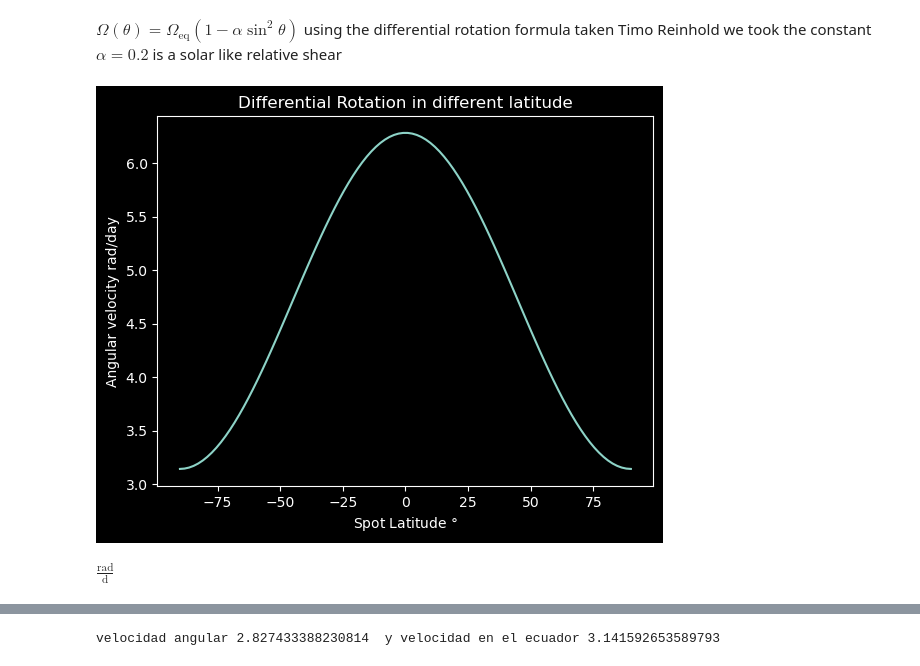
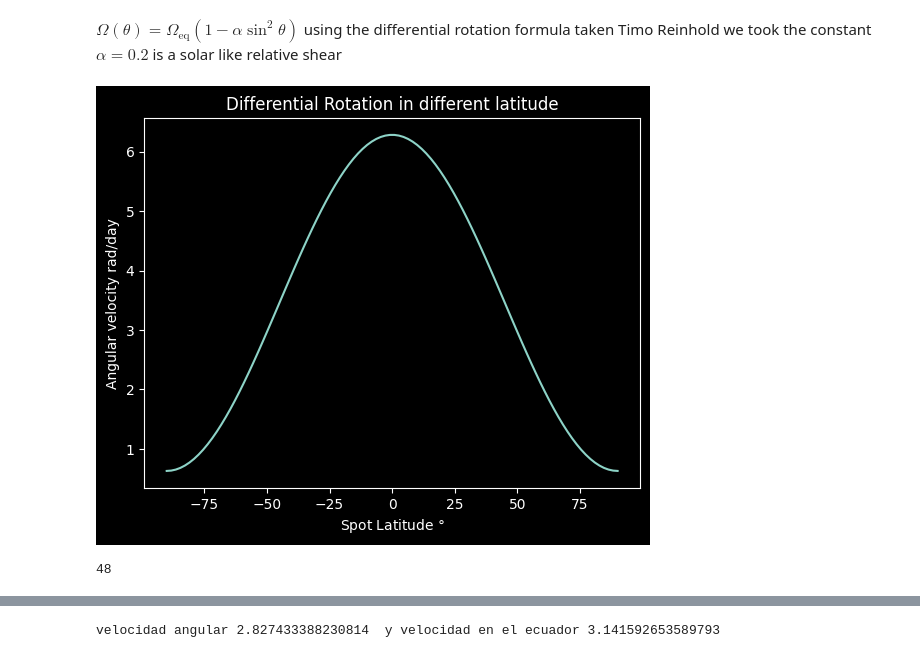
Before and after one commit to Ruben94astro/Tesis, a Jupyter notebook: Function_mod_original.ipynb, the cells around one changed output, grey strips where cells are left out. Drawn from its saved outputs; the diff is of its cells as text; code cells hidden in the pictures.

```diff
--- a/Function_mod_original.ipynb
+++ b/Function_mod_original.ipynb
@@ -16,7 +16,7 @@ import astropy.units as u
 r = 1* u.R_sun
 res = 60
 constant = 0.8  # limb darkening coefficient
-rotation_period = 2* u.day
+rotation_period = 1* u.day
 
 #creating angles
 theta = np.linspace(0, 2*np.pi, res)
@@ -34,11 +34,11 @@ gray_texture = np.ones((res, res))  # intensidad 1 = blanco
 
 # parameters position of the spot
 spot_theta_deg = 0 #------>Longitude
-spot_phi_deg = 40 #------>Latitude
+spot_phi_deg = 45 #------>Latitude
 spot_radius_deg = 25
 
 #parameters of how many days periods
-observing_baseline_days = 1 * u.day#----> Observation time
+observing_baseline_days = 10* u.day#----> Observation time
 cadence_time = 30 * u.minute#----> Cadence
 
 # frames
@@ -58,7 +58,7 @@ spot_theta_rad = convertion_radians(spot_theta_deg)
 
 # Point of view of the sphere
 
-elev = 45
+elev = 0
 azim = 0
 
 elev_rad = convertion_radians(elev)
@@ -134,7 +134,7 @@ ax_sphere.set_axis_off()
 ax_curve.set_title('Lightcurve', color='white')
 ax_curve.set_xlabel('Days')
 ax_curve.set_ylabel('Normalized flux')
-ax_curve.set_xlim(0, total_frames)
+ax_curve.set_xlim(0, total_frames*(cadence_time.to(u.day)).value)
 ax_curve.set_ylim(0.7, 1.05)
 ax_curve.set_facecolor('black')
 line_curve, = ax_curve.plot([], [], color='orange')
@@ -142,7 +142,8 @@ line_curve, = ax_curve.plot([], [], color='orange')
 # Flux saves
 fluxes = []
 
-#
+#how many round
+rot =[]
 
 def animate(i):
     ax_sphere.clear()
@@ -152,8 +153,7 @@ def animate(i):
 
 
 
-    spot_theta_motion = (spot_theta_rad + angular_velocity * i*rotation_period.value/total_frames)
-
+    spot_theta_motion = (spot_theta_rad + angular_velocity*i*cadence_time.to(u.day))
 
     spot_mask_motion = spot_mask(theta_mesh, spot_theta_motion, phi_mesh, spot_phi_rad)
 
@@ -171,15 +171,13 @@ def animate(i):
     total_flux = np.sum(texture)
 
     fluxes.append(total_flux)
-
+    rot.append(spot_theta_motion)
     #Normalizar e ingresar a la curva
     fluxes_normalized = normalize([fluxes], norm="max")[0]
-    line_curve.set_data(np.arange(len(fluxes)), fluxes_normalized)
+    line_curve.set_data(np.arange(len(fluxes))*(cadence_time.to(u.day)).value, fluxes_normalized)
     #line_curve.set_data(np.arange(len(fluxes)), fluxes)
 
-    #return [surf, line_curve]
-
-    print(f"Procesando frame {i}/{total_frames}, motion {spot_theta_motion}",  end='\r')  # -------> to see the process
+    print(f"Procesando frame {i+1}/{total_frames}, motion {spot_theta_motion:.2f}",  end='\r')  # -------> to see the process
 
 
 
@@ -210,20 +216,28 @@ $\alpha=0.2$ is a solar like relative shear
 # %%
 latitude_deg = np.linspace(90, -90, 100)
 latitude_rad = np.radians(latitude_deg)
 
 angular_vel_equa = 2*np.pi*u.rad/rotation_period
 
-angular_velocity = angular_vel_equa*(1-0.5*np.sin(latitude_rad)**2)
+angular_velocity = angular_vel_equa*(1-0.9*np.sin(latitude_rad)**2)
 
 
 plt.plot(latitude_deg,angular_velocity.value)
 plt.ylabel("Angular velocity rad/day")
 plt.xlabel("Spot Latitude $\degree$")
 plt.title('Differential Rotation in different latitude')
 
 plt.show()
 # %% [output]
-[figure, old version]
+[figure, new version]
 # %%
+#parameters of how many days periods
+observing_baseline_days = 1 * u.day#----> Observation time
+cadence_time = 30 * u.minute#----> Cadence
+
+# frames
+total_frames = (observing_baseline_days / cadence_time).decompose().value
+total_frames = int(total_frames)
+total_frames
 # %% [output]
-$\mathrm{\frac{rad}{d}}$
+48
```
Also changed, not shown: parts of 7 cells of this notebook.
